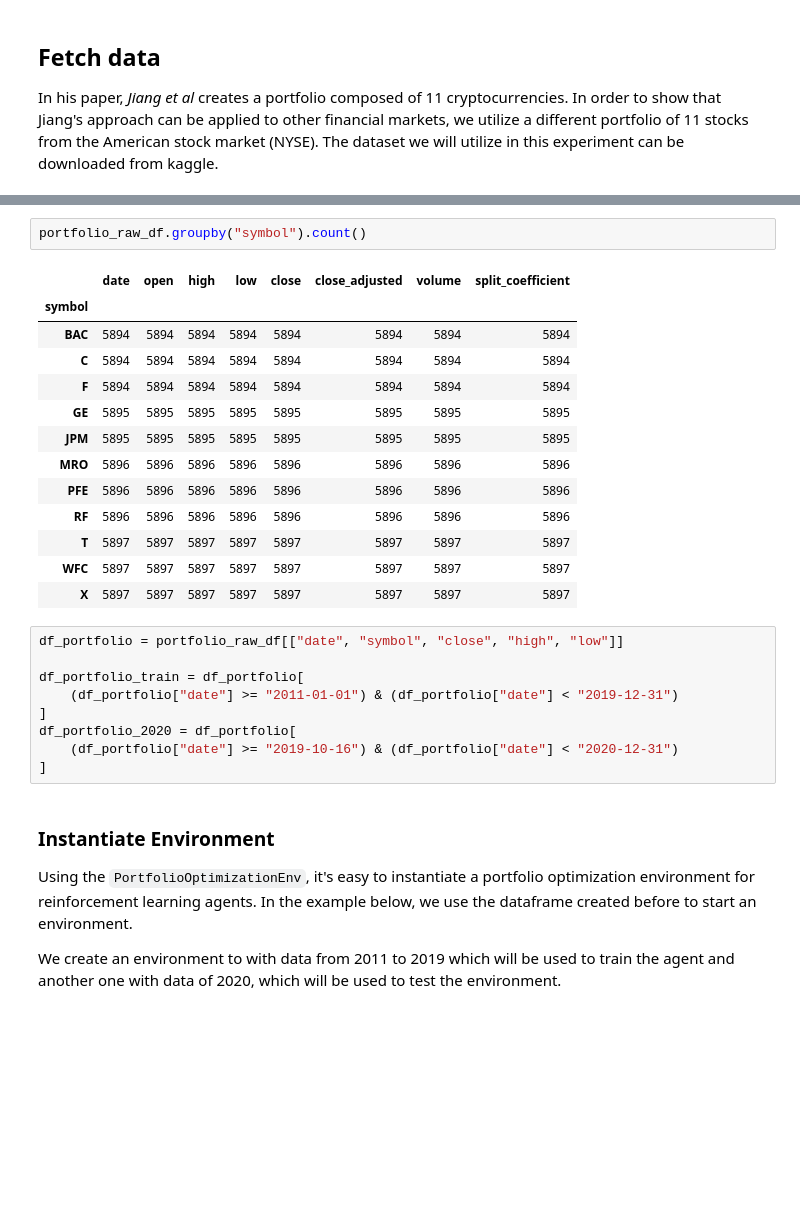
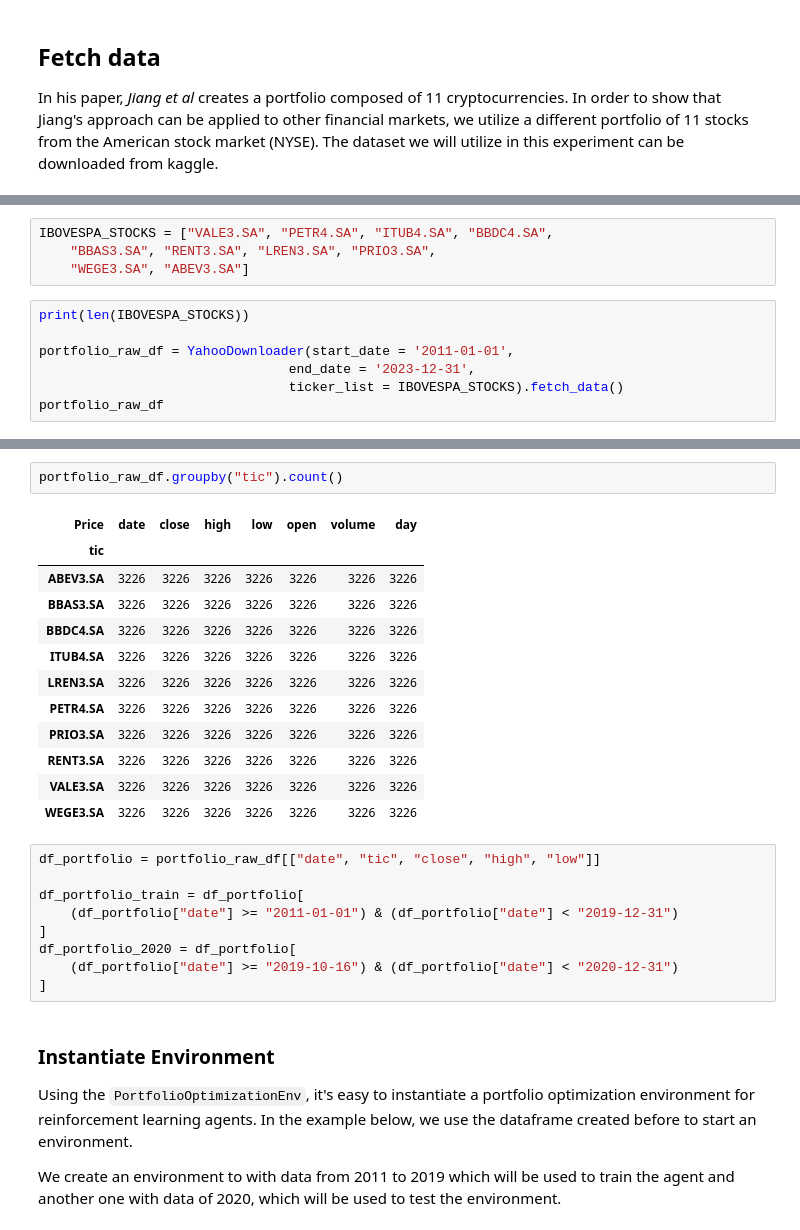
Before and after one commit to CaioSBC/FinRL, a Jupyter notebook: examples/FinRL_PortfolioOptimization_Demo.ipynb, the cells around one changed output, grey strips where cells are left out. Saved outputs shown, nothing was run; the diff lists cells and outputs as text; blank space fills up the shorter version.

```diff
--- a/examples/FinRL_PortfolioOptimization_Demo.ipynb
+++ b/examples/FinRL_PortfolioOptimization_Demo.ipynb
@@ -95,0 +73,11 @@ portfolio_raw_df
+# %%
+IBOVESPA_STOCKS = ["VALE3.SA", "PETR4.SA", "ITUB4.SA", "BBDC4.SA",
+    "BBAS3.SA", "RENT3.SA", "LREN3.SA", "PRIO3.SA",
+    "WEGE3.SA", "ABEV3.SA"]
+# %%
+print(len(IBOVESPA_STOCKS))
+
+portfolio_raw_df = YahooDownloader(start_date = '2011-01-01',
+                                end_date = '2023-12-31',
+                                ticker_list = IBOVESPA_STOCKS).fetch_data()
+portfolio_raw_df
@@ -96,21 +110,20 @@ portfolio_raw_df
 # %%
-portfolio_raw_df.groupby("symbol").count()
+portfolio_raw_df.groupby("tic").count()
 # %% [output]
-|  | date | open | high | low | close | close_adjusted | volume | split_coefficient |
-| symbol |  |  |  |  |  |  |  |  |
-| BAC | 5894 | 5894 | 5894 | 5894 | 5894 | 5894 | 5894 | 5894 |
-| C | 5894 | 5894 | 5894 | 5894 | 5894 | 5894 | 5894 | 5894 |
-| F | 5894 | 5894 | 5894 | 5894 | 5894 | 5894 | 5894 | 5894 |
-| GE | 5895 | 5895 | 5895 | 5895 | 5895 | 5895 | 5895 | 5895 |
-| JPM | 5895 | 5895 | 5895 | 5895 | 5895 | 5895 | 5895 | 5895 |
-| MRO | 5896 | 5896 | 5896 | 5896 | 5896 | 5896 | 5896 | 5896 |
-| PFE | 5896 | 5896 | 5896 | 5896 | 5896 | 5896 | 5896 | 5896 |
-| RF | 5896 | 5896 | 5896 | 5896 | 5896 | 5896 | 5896 | 5896 |
-| T | 5897 | 5897 | 5897 | 5897 | 5897 | 5897 | 5897 | 5897 |
-| WFC | 5897 | 5897 | 5897 | 5897 | 5897 | 5897 | 5897 | 5897 |
-| X | 5897 | 5897 | 5897 | 5897 | 5897 | 5897 | 5897 | 5897 |
+| Price | date | close | high | low | open | volume | day |
+| tic |  |  |  |  |  |  |  |
+| ABEV3.SA | 3226 | 3226 | 3226 | 3226 | 3226 | 3226 | 3226 |
+| BBAS3.SA | 3226 | 3226 | 3226 | 3226 | 3226 | 3226 | 3226 |
+| BBDC4.SA | 3226 | 3226 | 3226 | 3226 | 3226 | 3226 | 3226 |
+| ITUB4.SA | 3226 | 3226 | 3226 | 3226 | 3226 | 3226 | 3226 |
+| LREN3.SA | 3226 | 3226 | 3226 | 3226 | 3226 | 3226 | 3226 |
+| PETR4.SA | 3226 | 3226 | 3226 | 3226 | 3226 | 3226 | 3226 |
+| PRIO3.SA | 3226 | 3226 | 3226 | 3226 | 3226 | 3226 | 3226 |
+| RENT3.SA | 3226 | 3226 | 3226 | 3226 | 3226 | 3226 | 3226 |
+| VALE3.SA | 3226 | 3226 | 3226 | 3226 | 3226 | 3226 | 3226 |
+| WEGE3.SA | 3226 | 3226 | 3226 | 3226 | 3226 | 3226 | 3226 |
 # %%
-df_portfolio = portfolio_raw_df[["date", "symbol", "close", "high", "low"]]
+df_portfolio = portfolio_raw_df[["date", "tic", "close", "high", "low"]]
 
 df_portfolio_train = df_portfolio[
     (df_portfolio["date"] >= "2011-01-01") & (df_portfolio["date"] < "2019-12-31")
```
Also changed, not shown: parts of 12 cells of this notebook, 1 other file.
